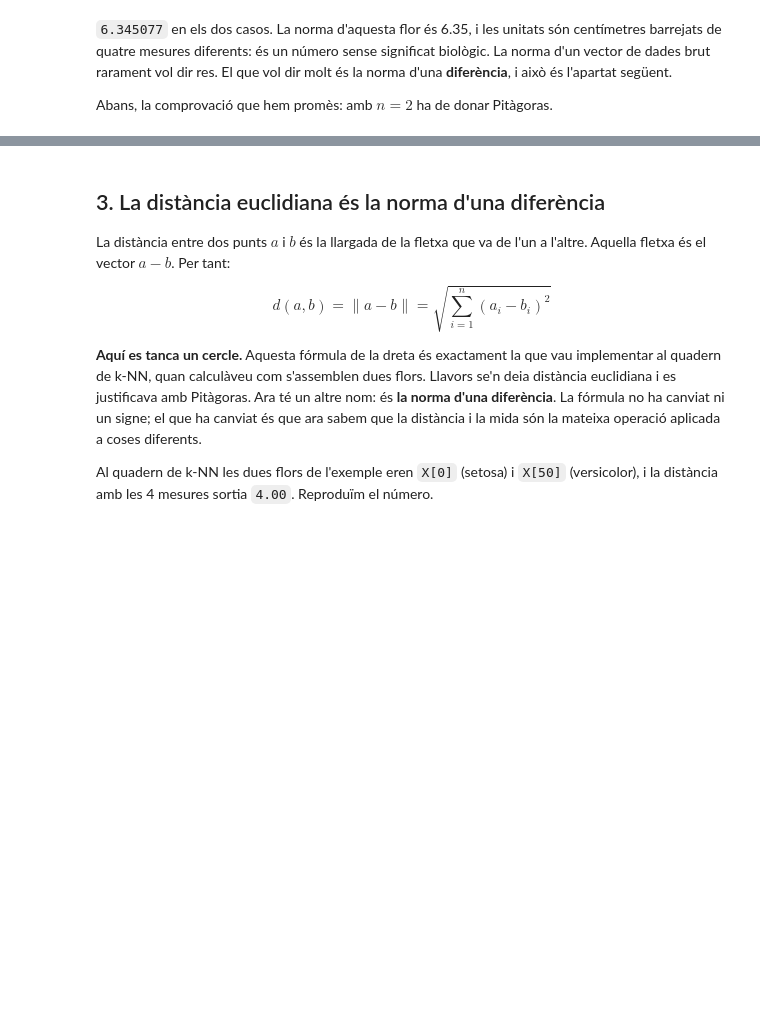
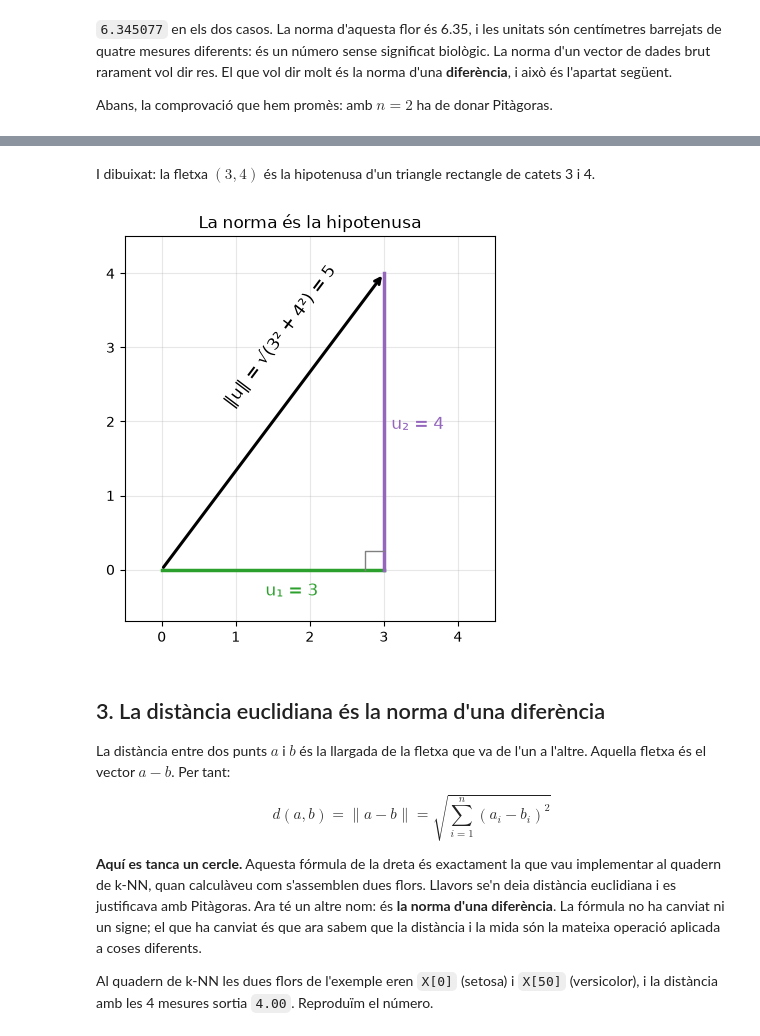
Before and after one commit to ZenidX/Machine-Learning, a Jupyter notebook: Machine Learning/03_matematiques/MA_01_algebra_lineal.ipynb, the cells around one changed output, grey strips where cells are left out. Cells and saved outputs as stored; diff of their text form; code cells hidden in the pictures; blank space fills up the shorter version.

```diff
--- a/Machine Learning/03_matematiques/MA_01_algebra_lineal.ipynb
+++ b/Machine Learning/03_matematiques/MA_01_algebra_lineal.ipynb
@@ -152,3 +227,25 @@ print("Coincideixen:", np.isclose(np.linalg.norm(u), 5.0))
+# %% [markdown]
+I dibuixat: la fletxa $(3, 4)$ és la hipotenusa d'un triangle rectangle de catets 3 i 4.
+# %%
+plt.figure(figsize=(5, 5))
+plt.plot([0, 3], [0, 0], color="tab:green", linewidth=2.5)
+plt.plot([3, 3], [0, 4], color="tab:purple", linewidth=2.5)
+plt.annotate("", xy=(3, 4), xytext=(0, 0),
+             arrowprops=dict(arrowstyle="->", color="black", linewidth=2.2))
+plt.plot([2.75, 2.75, 3], [0, 0.25, 0.25], color="gray", linewidth=1)   # l'angle recte
+
+plt.text(1.4, -0.35, "u₁ = 3", color="tab:green", fontsize=12)
+plt.text(3.1, 1.9, "u₂ = 4", color="tab:purple", fontsize=12)
+plt.text(0.8, 2.2, "‖u‖ = √(3² + 4²) = 5", fontsize=12, rotation=53)
+
+plt.xlim(-0.5, 4.5)
+plt.ylim(-0.7, 4.5)
+plt.gca().set_aspect("equal")
+plt.grid(alpha=0.3)
+plt.title("La norma és la hipotenusa")
+plt.show()
+# %% [output]
+[figure, added]
 # %% [markdown]
 ## 3. La distància euclidiana és la norma d'una diferència
 
```
Also changed, not shown: parts of 30 cells of this notebook.
